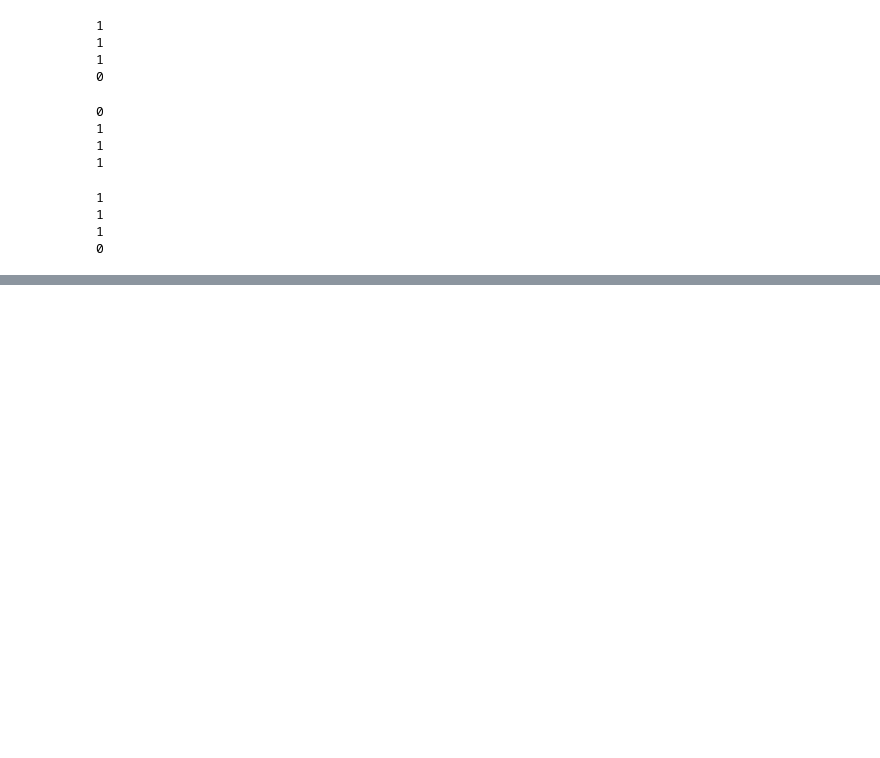
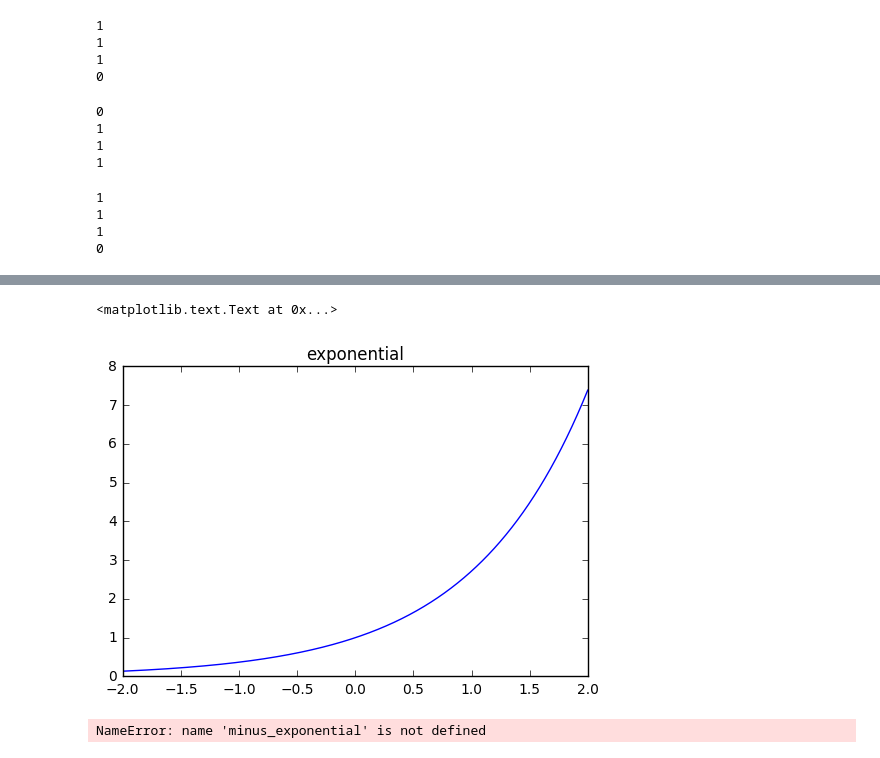
Before and after one commit to hoya0430/deep-learning, a Jupyter notebook: Untitled.ipynb, the cells around one changed output, grey strips where cells are left out. Saved outputs shown, nothing was run; the diff lists cells and outputs as text; code cells hidden in the pictures; blank space fills up the shorter version.

```diff
--- a/Untitled.ipynb
+++ b/Untitled.ipynb
@@ -91,0 +116,8 @@ print XOR(1,1)
+# %%
+x=np.arange(-2, 2, 0.0001)
+y=exponential(x)
+plt.plot(x, y)
+plt.title('exponential')
+# %% [output]
+<matplotlib.text.Text at 0x...>
+[figure, added]
@@ -91,0 +127,7 @@ print XOR(1,1)
+# %%
+x=np.arange(-2, 2, 0.0001)
+y=minus_exponential(x)
+plt.plot(x,y)
+plt.title('minus exponential')
+# %% [output]
+NameError: name 'minus_exponential' is not defined
```
Also changed, not shown: parts of 11 cells of this notebook, 1 other file.
